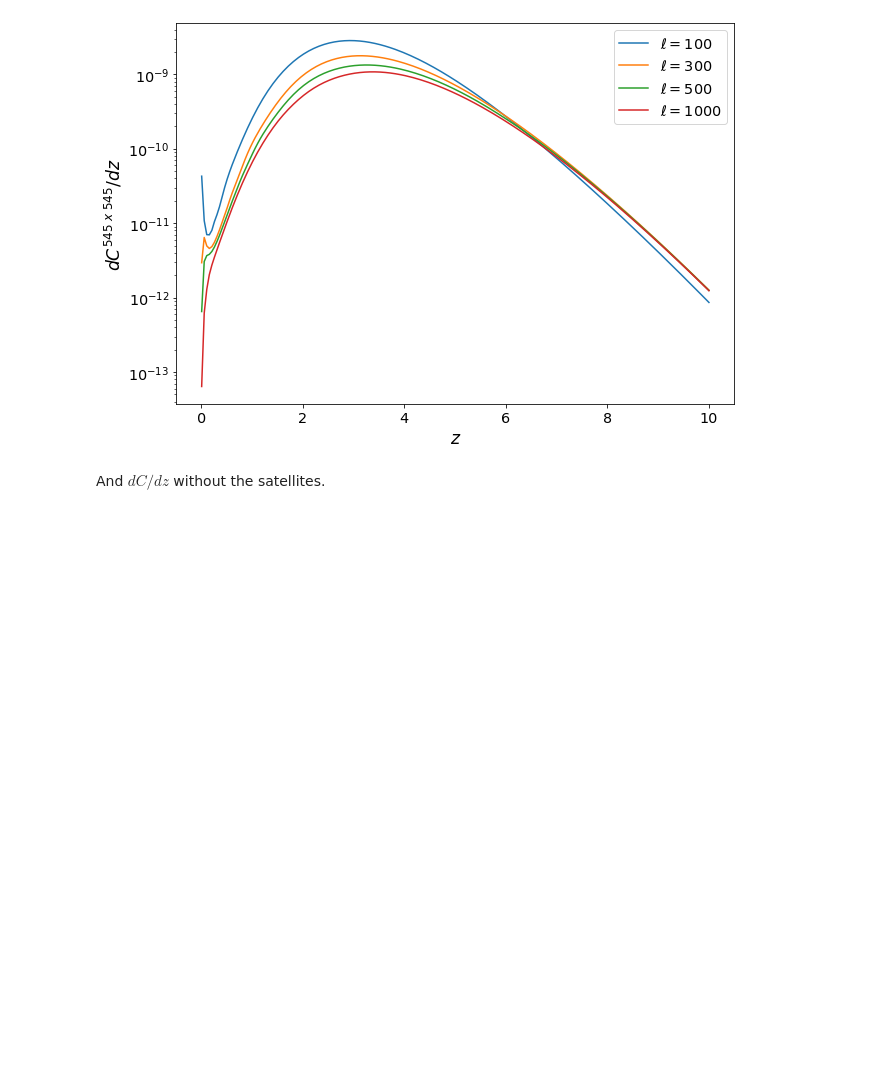
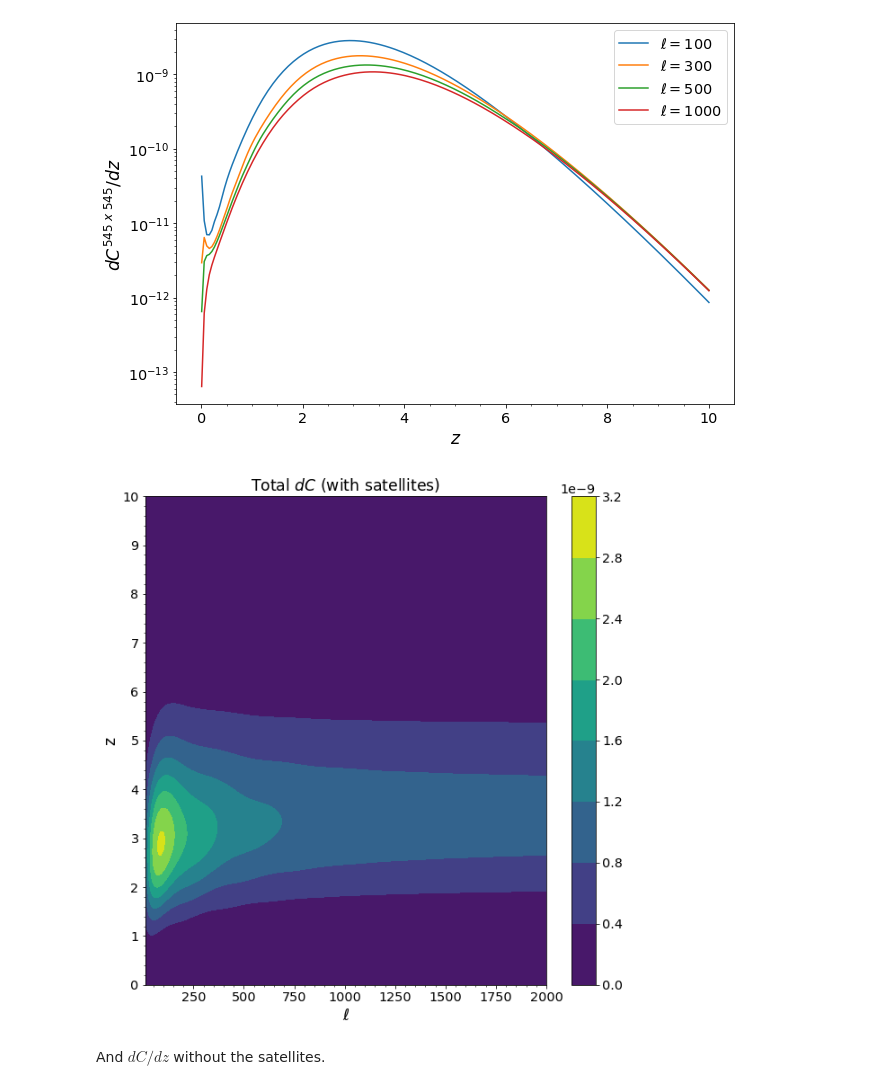
Before and after one commit to simonsobs/hmvec, a Jupyter notebook: cib_example.ipynb, the cells around one changed output. Cells and saved outputs as stored; diff of their text form; code cells hidden in the pictures; blank space fills up the shorter version.

Commit message:
added dc contour

```diff
--- a/cib_example.ipynb
+++ b/cib_example.ipynb
@@ -117,5 +118,24 @@ for ell in test_ells:
 # %% [output]
 [figure]
+# %%
+#Setup
+plt.figure(figsize=(10,10))
+
+#Plots
+plt.contourf(ells, redshifts, dcdz_tot)
+
+#Gravy
+plt.colorbar()
+plt.xlabel(r'$\ell$')
+plt.ylabel('z')
+plt.title(r'Total $dC$ (with satellites)')
+
+#Ticks
+ax = plt.gca()
+ax.set_yticks(np.arange(0,11))
+plt.minorticks_on();
+# %% [output]
+[figure, added]
 # %% [markdown]
 And $dC/dz$ without the satellites.
 # %%
```
Also changed, not shown: parts of 2 cells of this notebook.
